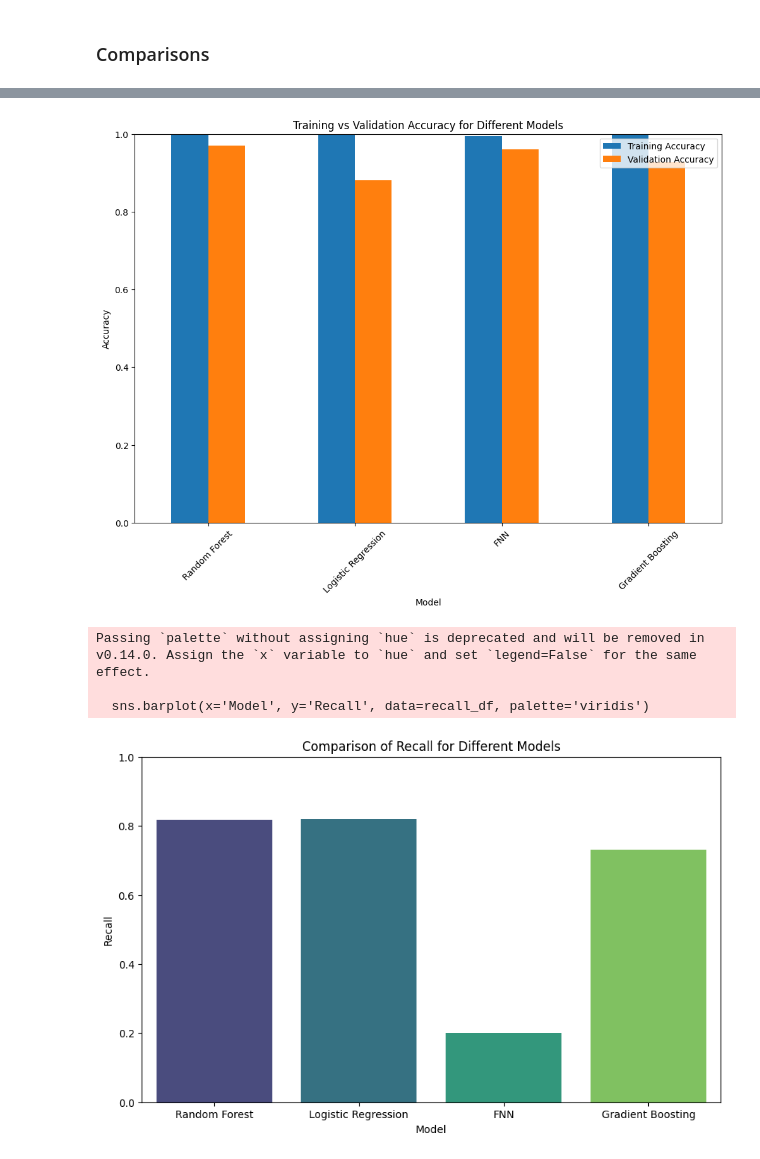
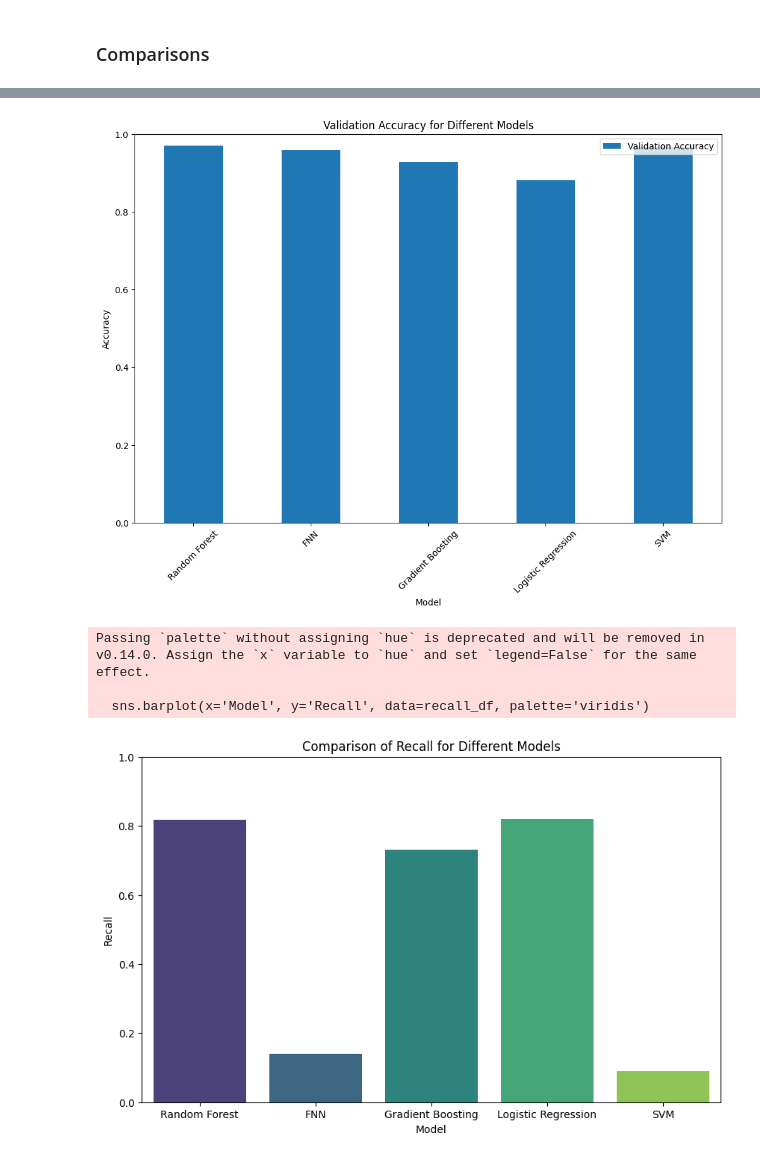
Before and after one commit to ElectricAntigen/taiwan_bankruptcy_ml, a Jupyter notebook: taiwan_credit.ipynb, the cells around one changed output, grey strips where cells are left out. Saved outputs shown, nothing was run; the diff lists cells and outputs as text; code cells hidden in the pictures.

```diff
--- a/taiwan_credit.ipynb
+++ b/taiwan_credit.ipynb
@@ -140,0 +110,5 @@ Attempt 1 failed: IncompleteRead(8507317 bytes read)
+# %%
+# Taiwanese Bankruptcy Prediction [Dataset]. (2020). UCI Machine Learning Repository. https://doi.org/10.24432/C5004D.
+df = pd.read_csv('data.csv')
+
+display(df)
@@ -657,0 +665,3 @@ display(ranked_lr_features)
+# %%
+svm = SVC(kernel="linear", C=1.0, probability=True, random_state=42)
+svm.fit(X_train, y_train)
@@ -657,0 +670,10 @@ display(ranked_lr_features)
+# %%
+# Get predictions
+y_probs_svm = svm.predict_proba(X_test)[:, 1]  # Probability estimates
+y_pred_svm = svm.predict(X_test)  # Class predictions
+
+accuracy_svm = accuracy_score(y_test, y_pred_svm)
+
+print(f"Logistic Regression Accuracy: {accuracy_svm:.4f}")
+print("Confusion Matrix:\n", confusion_matrix(y_test, y_pred_svm))
+print("Classification Report:\n", classification_report(y_test, y_pred_svm))
@@ -688,57 +767,57 @@ plt.show()
 # %%
 # Extract training and validation accuracies from the history object for FNN
-fnn_train_accuracy = history.history['accuracy']
-fnn_val_accuracy = history.history['val_accuracy']
+fnn_train_accuracy = history.history['accuracy'][-1]
+fnn_val_accuracy = history.history['val_accuracy'][-1]
 
 # For Random Forest, Logistic Regression, and Gradient Boosting, we will use the accuracies calculated earlier
 # Since we don't have separate training accuracies for these models, we will assume the training accuracy is 1 (perfect fit) for simplicity
 
 # Create a DataFrame for plotting
 comparison_df = pd.DataFrame({
-    'Model': ['Random Forest', 'Logistic Regression', 'FNN', 'Gradient Boosting'],
-    'Training Accuracy': [1.0, 1.0, fnn_train_accuracy[-1], 1.0],
-    'Validation Accuracy': [accuracy_rf, accuracy_log, accuracy_fnn, accuracy_gb]
+    'Model': ['Random Forest', 'FNN', 'Gradient Boosting', 'Logistic Regression', 'SVM'],
+    'Validation Accuracy': [accuracy_rf, accuracy_fnn, accuracy_gb, accuracy_log, accuracy_svm]
 })
 
 # Plot the training and validation accuracies
 comparison_df.set_index('Model').plot(kind='bar', figsize=(12, 8))
-plt.title('Training vs Validation Accuracy for Different Models')
+plt.title('Validation Accuracy for Different Models')
 plt.ylabel('Accuracy')
 plt.ylim(0, 1)
 plt.xticks(rotation=45)
 plt.legend(loc='upper right')
 plt.show()
 # %% [output]
-[figure, old version]
+[figure, new version]
 # %%
-def extract_recall(report):
-    recall = re.search(r'1\s+\d+\.\d+\s+(\d+\.\d+)', report)
-    return float(recall.group(1)) if recall else 0.0
+# def extract_recall(report):
+#     recall = re.search(r'1\s+\d+\.\d+\s+(\d+\.\d+)', report)
+#     return float(recall.group(1)) if recall else 0.0
 
-recall_rf = extract_recall(report_rf)
-recall_log = extract_recall(report_log)
-recall_fnn = extract_recall(report_fnn)
-recall_gb = extract_recall(report_gb)
+# recall_rf = extract_recall(report_rf)
+# recall_log = extract_recall(report_log)
+# recall_fnn = extract_recall(report_fnn)
+# recall_gb = extract_recall(report_gb)
+# recall_svm = extract_recall(classification_report(y_test, y_pred_svm))
 
-# Extract recall values for each model
-recall_values = [recall_adjusted_rf, recall_log, recall_fnn, recall_gb]
+# # Extract recall values for each model
+# recall_values = [recall_adjusted_rf, recall_fnn, recall_gb, recall_log, recall_svm]
 
-# Create a DataFrame for plotting
-recall_df = pd.DataFrame({
-    'Model': model_names,
-    'Recall': recall_values
-})
+# # Create a DataFrame for plotting
+# recall_df = pd.DataFrame({
+#     'Model': model_names,
+#     'Recall': recall_values
+# })
 
-# Plot the recall values
-plt.figure(figsize=(10, 6))
-sns.barplot(x='Model', y='Recall', data=recall_df, palette='viridis')
-plt.xlabel('Model')
-plt.ylabel('Recall')
-plt.title('Comparison of Recall for Different Models')
-plt.ylim(0, 1)
-plt.show()
+# # Plot the recall values
+# plt.figure(figsize=(10, 6))
+# sns.barplot(x='Model', y='Recall', data=recall_df, palette='viridis')
+# plt.xlabel('Model')
+# plt.ylabel('Recall')
+# plt.title('Comparison of Recall for Different Models')
+# plt.ylim(0, 1)
+# plt.show()
 # %% [output]
 Passing `palette` without assigning `hue` is deprecated and will be removed in v0.14.0. Assign the `x` variable to `hue` and set `legend=False` for the same effect.
 
   sns.barplot(x='Model', y='Recall', data=recall_df, palette='viridis')
-[figure, old version]
+[figure, new version]
```
Also changed, not shown: parts of 19 cells of this notebook, 1 other file.
